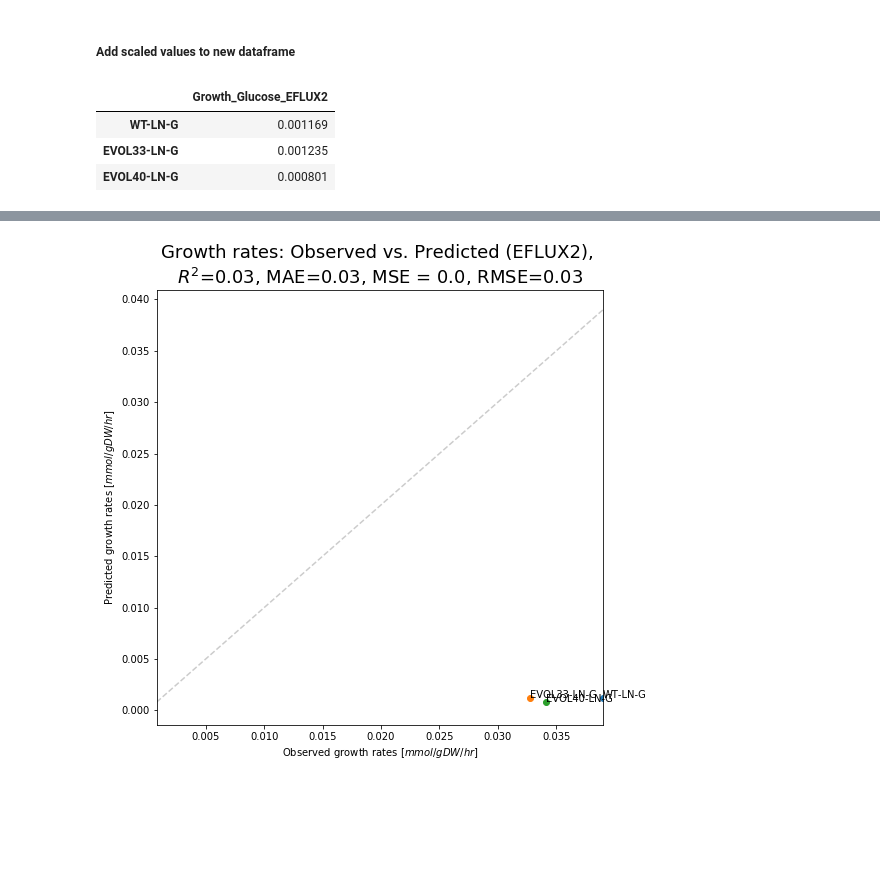
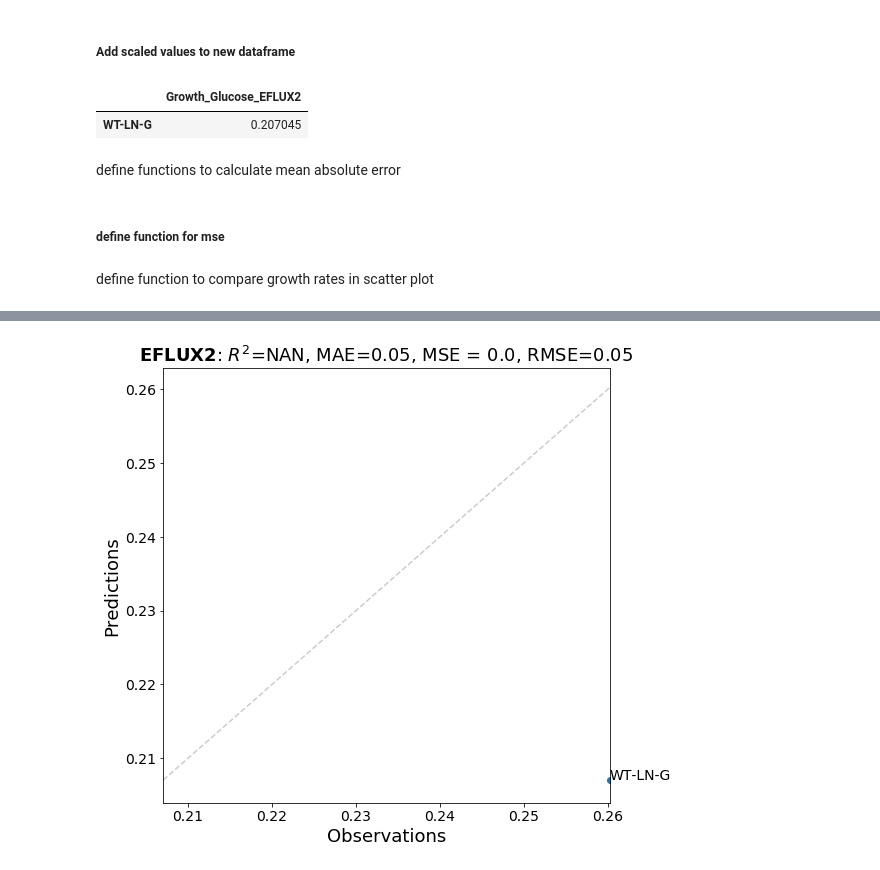
Before and after one commit to LBLQMM/RhodococcusGSM, a Jupyter notebook: Biodesign_grcs/notebooks/old_notebooks/G_EFLUX2_YonedaGlucoseData.ipynb, the cells around one changed output, grey strips where cells are left out. Cells and saved outputs as stored; diff of their text form; code cells hidden in the pictures; blank space fills up the shorter version.

```diff
--- a/Biodesign_grcs/notebooks/old_notebooks/G_EFLUX2_YonedaGlucoseData.ipynb
+++ b/Biodesign_grcs/notebooks/old_notebooks/G_EFLUX2_YonedaGlucoseData.ipynb
@@ -790,13 +525,9 @@ scaledgrowthrate_evol40lng = scale_growth_to_sub(eflux2soldf_evol40.loc['Growth_
 # %% [markdown]
 ##### **Add scaled values to new dataframe**
 # %%
-allgrowthrates=pd.DataFrame(index=['WT-LN-G', 'EVOL33-LN-G', 'EVOL40-LN-G'], columns=['Growth_Glucose_EFLUX2'], dtype=float)
-allgrowthrates.at['WT-LN-G','Growth_Glucose_EFLUX2'] = scaledgrowthrate_wtlng#eflux2soldf.loc['Growth_Glucose',:].values[0]#/366.324066
-allgrowthrates.at['EVOL33-LN-G','Growth_Glucose_EFLUX2'] = scaledgrowthrate_evol33lng#eflux2soldf_evol33.loc['Growth_Glucose',:].values[0]
-allgrowthrates.at['EVOL40-LN-G','Growth_Glucose_EFLUX2'] = scaledgrowthrate_evol40lng#eflux2soldf_evol40.loc['Growth_Glucose',:].values[0]
+allgrowthrates=pd.DataFrame(index=['WT-LN-G'], columns=['Growth_Glucose_EFLUX2'], dtype=float)
+allgrowthrates.at['WT-LN-G','Growth_Glucose_EFLUX2'] = scaledgrowthrate_wtlng
 allgrowthrates
 # %% [output]
 |  | Growth_Glucose_EFLUX2 |
-| WT-LN-G | 0.001169 |
-| EVOL33-LN-G | 0.001235 |
-| EVOL40-LN-G | 0.000801 |
+| WT-LN-G | 0.207045 |
@@ -854,0 +534,5 @@ def scatterplotcompare(observed, predicted, labels, strtitle):
+# %%
+def rmse_func(predicted, observed):
+    return np.sqrt(((predicted - observed) ** 2).mean())
+# %% [markdown]
+define functions to calculate mean absolute error
@@ -855,4 +553,42 @@ def scatterplotcompare(observed, predicted, labels, strtitle):
+# %% [markdown]
+##### define function for mse
+# %%
+def mse_func(predicted, observed):
+    rss = np.sum((predicted - observed) ** 2)
+    mse = np.round(1/len(observed) * rss,2)
+    return mse
+# %% [markdown]
+define function to compare growth rates in scatter plot
+# %%
+def scatter_plot_compare(observed, predicted, labels, method):
+    fig, ax = plt.subplots(figsize=(8, 8))
+
+    lims = [
+                np.min([observed, predicted]),  # min of both axes
+                np.max([observed, predicted]),  # max of both axes
+            ]
+    ax.set_xlim(lims)
+
+    # Plot Diagonal Dashed Line
+    ax.plot(lims, lims, ls="--", color=".8", zorder=0)
+    for i in range(0, len(observed)):
+        ax.scatter(observed[i], predicted[i])
+        ax.annotate(str(labels[i]),(observed[i],predicted[i]), fontsize=14)
+
+    #calculate statistical quantities:
+    r2 = r2_score(observed,predicted)
+    mse = np.round(mse_func(predicted, observed),2)
+    rmse = np.round(rmse_func(predicted, observed),2)
+    mae_score = np.round(mae_func(observed, predicted),2)
+
+
+    plt.xlabel(r'Observations', fontsize=18)#ed growth rate [$mmol/gDW/hr$]',fontsize=14)
+    plt.ylabel(r'Predictions', fontsize=18)#ed growth rate [$mmol/gDW/hr$]', fontsize=14)
+    plt.xticks(fontsize=14)
+    plt.yticks(fontsize=14)
+    plt.title(r''+ r"$\bf{" + str(method) + "}$" +': '+ f"$R^2$={r2:.2F}, MAE={mae_score}, MSE = {mse}, RMSE={rmse}", fontsize=18)#Growth rates: Observed vs. Predicted ('+strtitle+'), \n'
+    plt.show()
 # %%
 allindices=[str(row) for row in allgrowthrates.index]
-scatterplotcompare(consumption_and_growth_data.loc[allindices, 'growth rate'], allgrowthrates.loc[:,'Growth_Glucose_EFLUX2'], allindices, 'EFLUX2')
+scatter_plot_compare(consumption_and_growth_data.loc[allindices, 'growth rate'], allgrowthrates.loc[:,'Growth_Glucose_EFLUX2'], allindices, 'EFLUX2')
 # %% [output]
@@ -859,2 +596,2 @@ scatterplotcompare(consumption_and_growth_data.loc[allindices, 'growth rate'], a
-[figure, old version]
+[figure, new version]
 # %%
```
Also changed, not shown: parts of 47 cells of this notebook, 1 other file.
